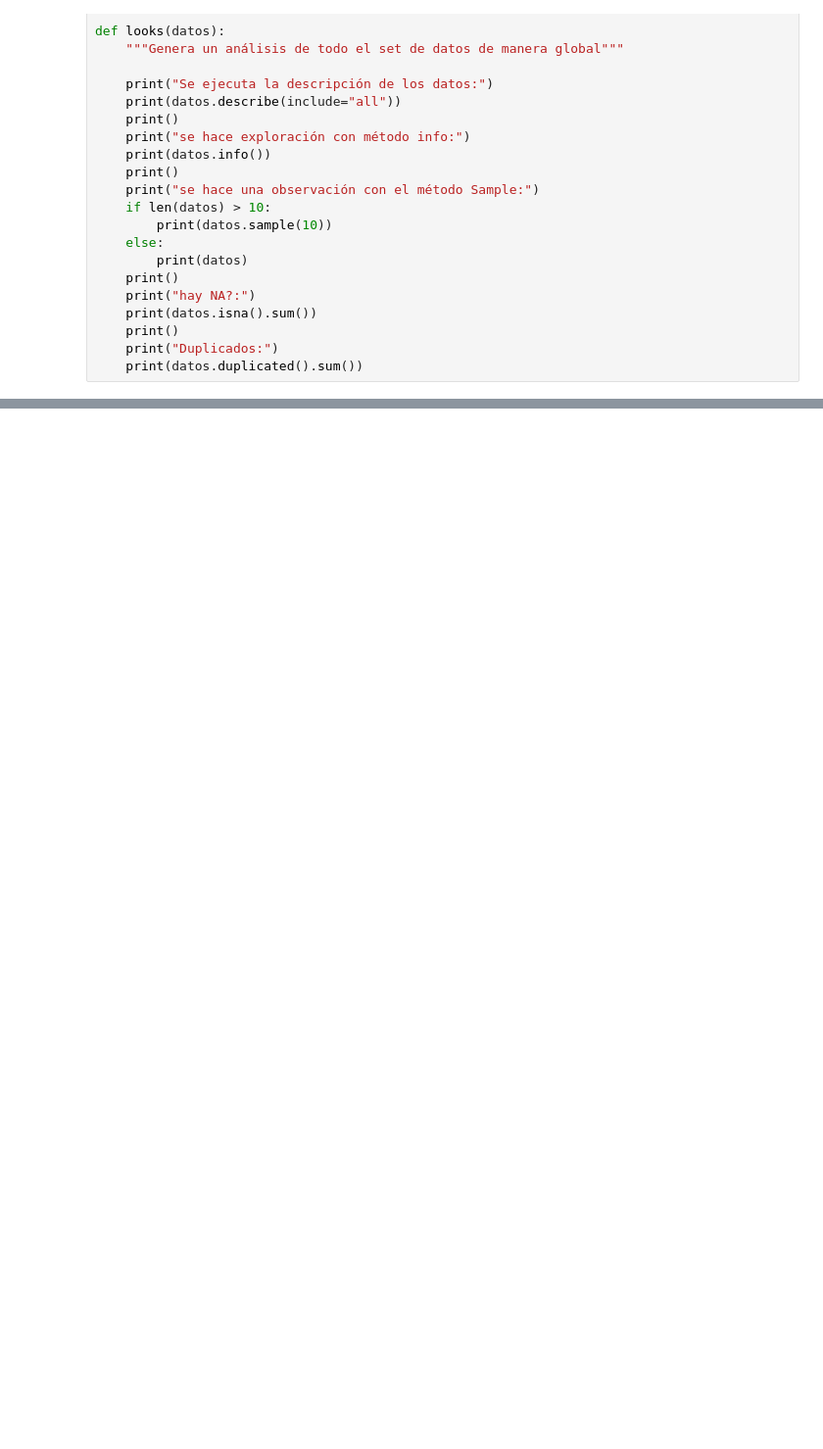
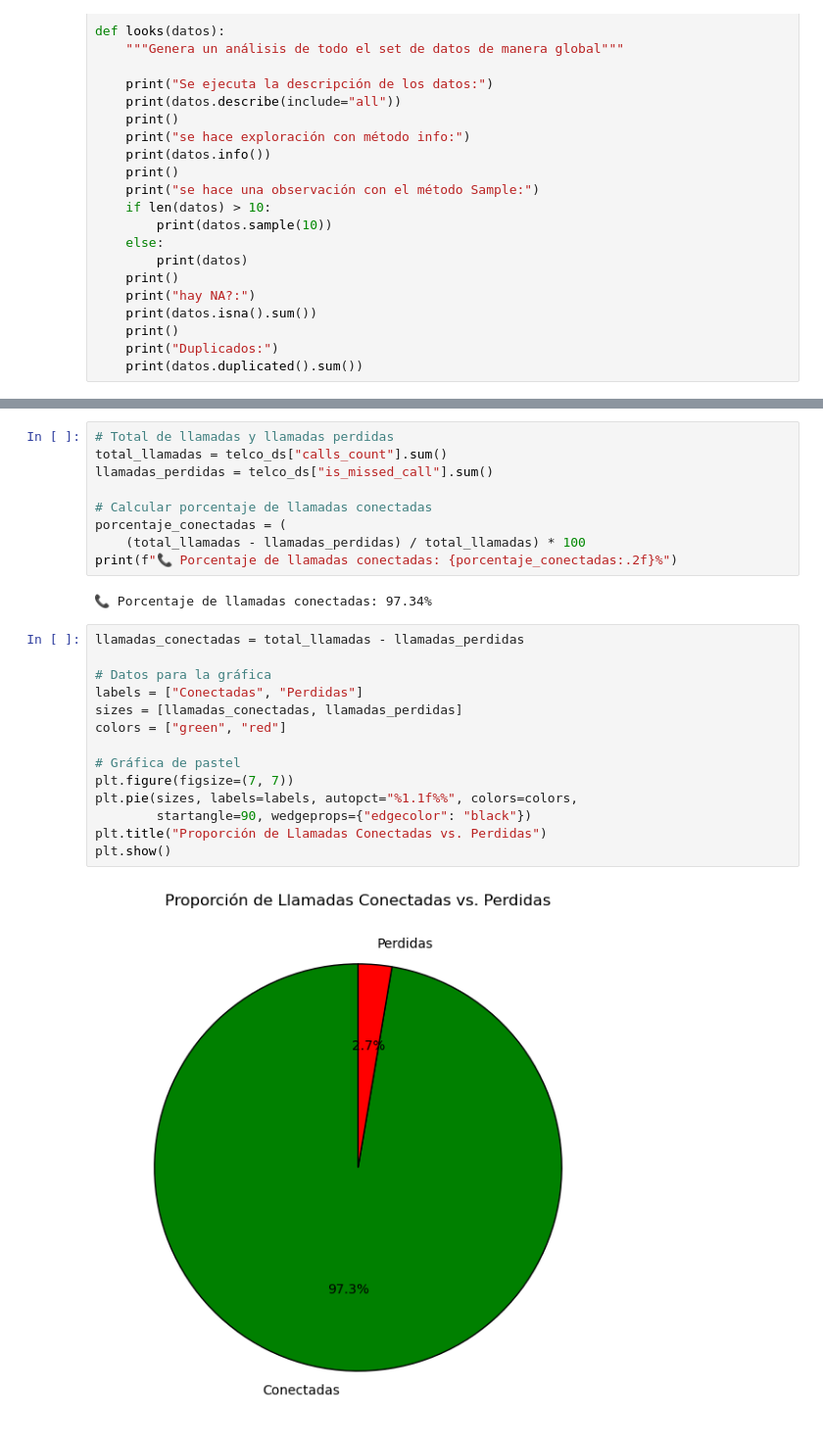
Before and after one commit to hukitan/tripleten, a Jupyter notebook: Proyectos_en_desarrollo/Proyecto Final/Proyecto Final.ipynb, the cells around one changed output, grey strips where cells are left out. Shown: that part at 98% size. Cells and saved outputs as stored; diff of their text form; blank space fills up the shorter version.

```diff
--- a/Proyectos_en_desarrollo/Proyecto Final/Proyecto Final.ipynb
+++ b/Proyectos_en_desarrollo/Proyecto Final/Proyecto Final.ipynb
@@ -71,0 +216,27 @@ def looks(datos):
+# %%
+# Total de llamadas y llamadas perdidas
+total_llamadas = telco_ds["calls_count"].sum()
+llamadas_perdidas = telco_ds["is_missed_call"].sum()
+
+# Calcular porcentaje de llamadas conectadas
+porcentaje_conectadas = (
+    (total_llamadas - llamadas_perdidas) / total_llamadas) * 100
+print(f"📞 Porcentaje de llamadas conectadas: {porcentaje_conectadas:.2f}%")
+# %% [output]
+📞 Porcentaje de llamadas conectadas: 97.34%
+# %%
+llamadas_conectadas = total_llamadas - llamadas_perdidas
+
+# Datos para la gráfica
+labels = ["Conectadas", "Perdidas"]
+sizes = [llamadas_conectadas, llamadas_perdidas]
+colors = ["green", "red"]
+
+# Gráfica de pastel
+plt.figure(figsize=(7, 7))
+plt.pie(sizes, labels=labels, autopct="%1.1f%%", colors=colors,
+        startangle=90, wedgeprops={"edgecolor": "black"})
+plt.title("Proporción de Llamadas Conectadas vs. Perdidas")
+plt.show()
+# %% [output]
+[figure, added]
```
Also changed, not shown: parts of 11 cells of this notebook.
